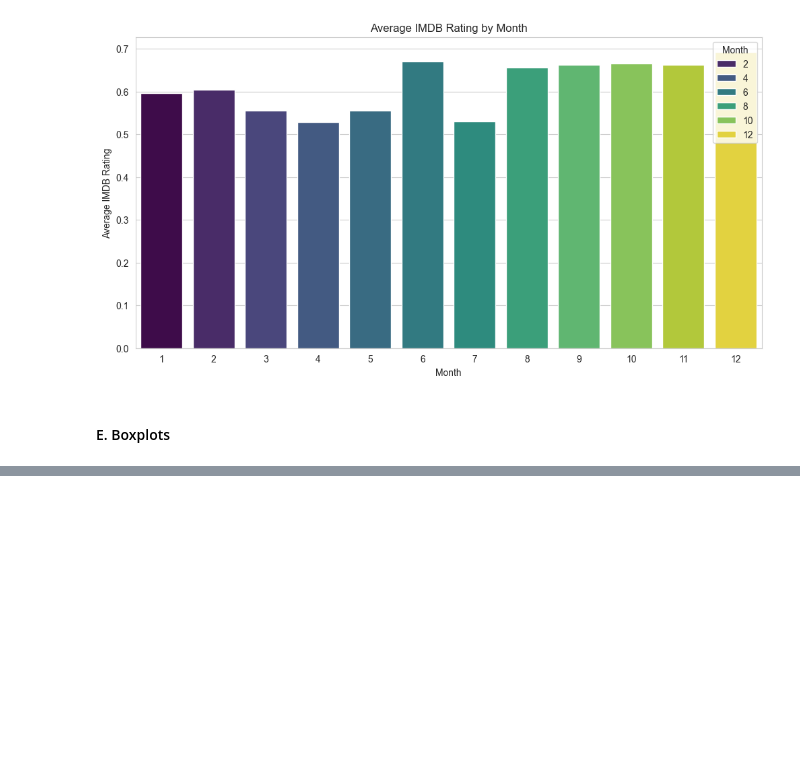
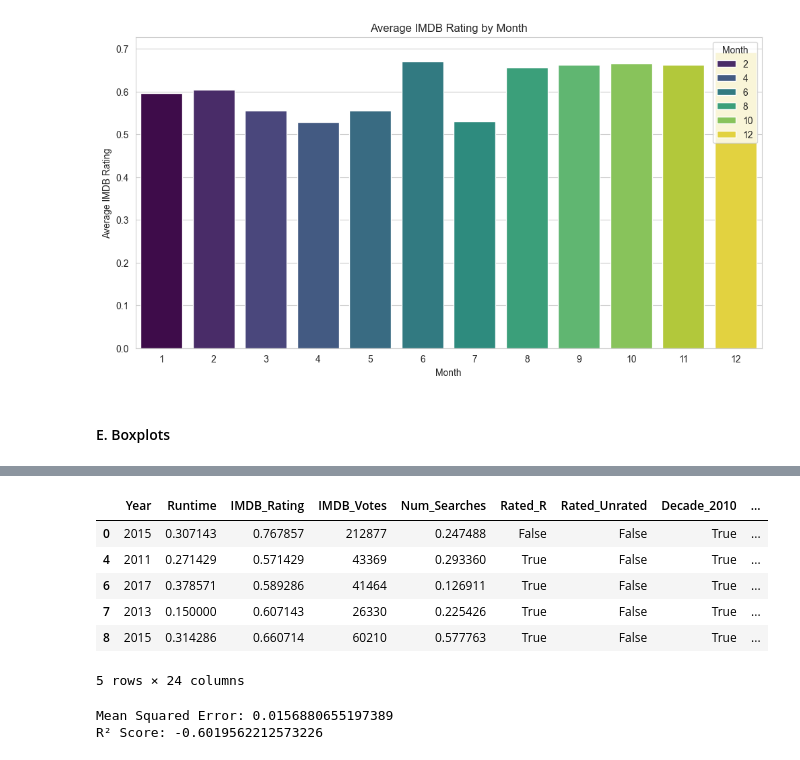
Before and after one commit to pegahbkz/neon-movies, a Jupyter notebook: audience-analysis.ipynb, the cells around one changed output, grey strips where cells are left out. Saved outputs shown, nothing was run; the diff lists cells and outputs as text; code cells hidden in the pictures; blank space fills up the shorter version.

```diff
--- a/audience-analysis.ipynb
+++ b/audience-analysis.ipynb
@@ -1048,0 +979,23 @@ plt.show()
+# %%
+# perform regression to predict box office earnings
+features = ['Year', 'Rated', 'Runtime', 'IMDB_Rating', 'IMDB_Votes', 'Num_Searches',
+            'Month', 'Decade', 'Genre_Count', 'Popularity']
+X = normalized_df_filtered_searches[features]
+y = normalized_df_filtered_searches["Box_Office"]
+
+# one-hot encode categorical features
+X = pd.get_dummies(X, columns=['Rated', 'Decade', 'Month', 'Popularity', 'Genre_Count'], drop_first=True)
+X.head()
+# %% [output]
+|  | Year | Runtime | IMDB_Rating | IMDB_Votes | Num_Searches | Rated_R | Rated_Unrated | Decade_2010 | ... |
+| 0 | 2015 | 0.307143 | 0.767857 | 212877 | 0.247488 | False | False | True | ... |
+| 4 | 2011 | 0.271429 | 0.571429 | 43369 | 0.293360 | True | False | True | ... |
+| 6 | 2017 | 0.378571 | 0.589286 | 41464 | 0.126911 | True | False | True | ... |
+| 7 | 2013 | 0.150000 | 0.607143 | 26330 | 0.225426 | True | False | True | ... |
+| 8 | 2015 | 0.314286 | 0.660714 | 60210 | 0.577763 | True | False | True | ... |
+5 rows × 24 columns
+# %%
+model1 = rf_regression(X , y)
+# %% [output]
+Mean Squared Error: 0.0156880655197389
+R² Score: -0.6019562212573226
```
Also changed, not shown: parts of 35 cells of this notebook.
